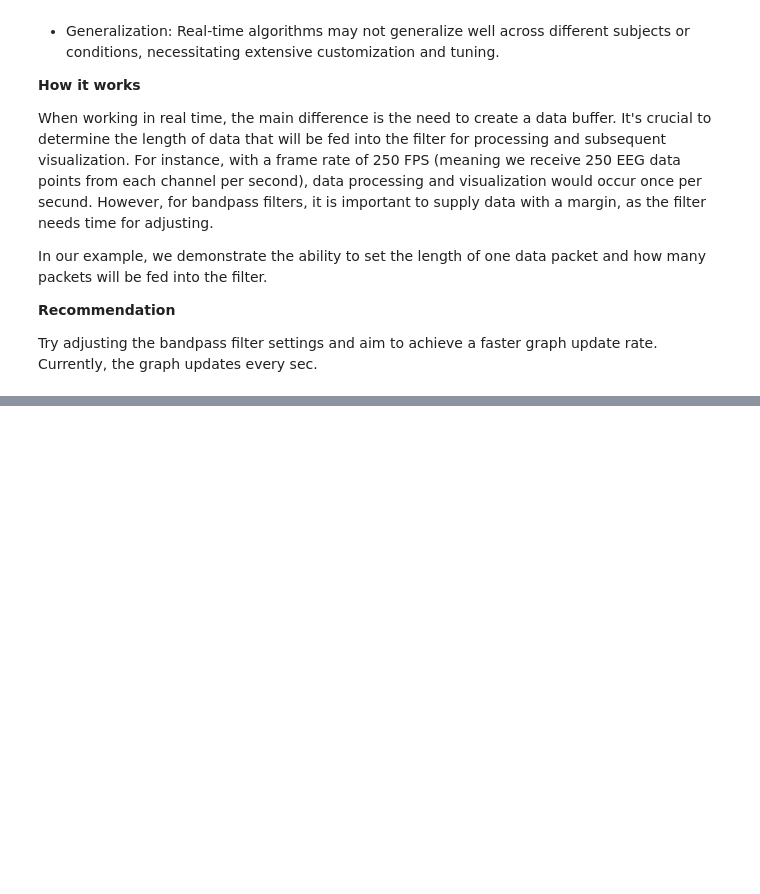
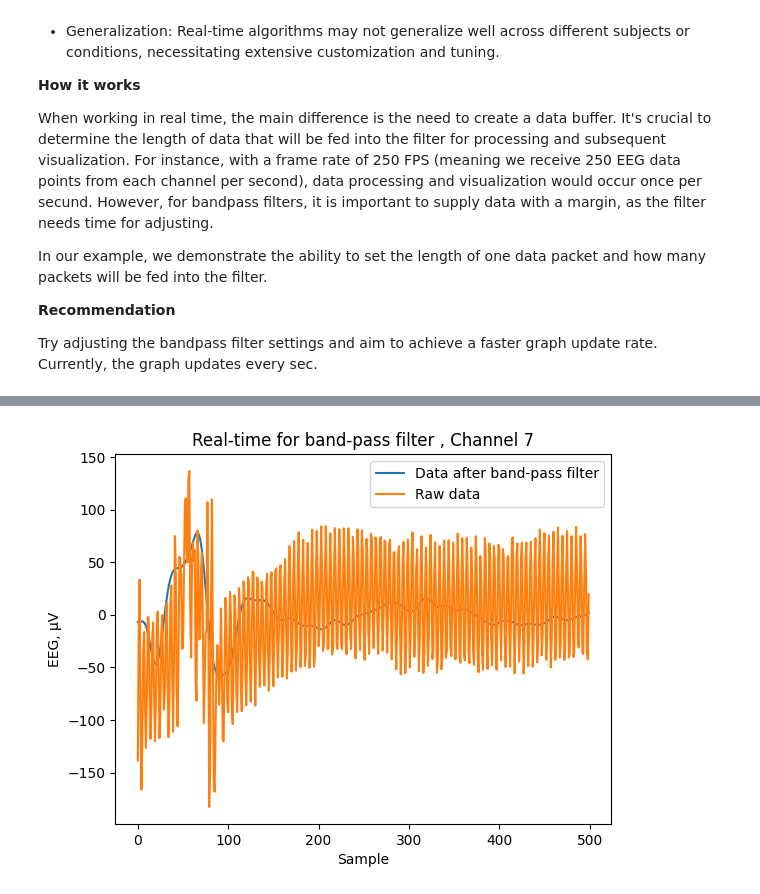
Before and after one commit to nargesyaghoubi/NeuroSignal, a Jupyter notebook: Real-Time.ipynb, the cells around one changed output, grey strips where cells are left out. Saved outputs shown, nothing was run; the diff lists cells and outputs as text; code cells hidden in the pictures; blank space fills up the shorter version.

Commit message:
real-time for band-pass filter

```diff
--- a/Real-Time.ipynb
+++ b/Real-Time.ipynb
@@ -38,3 +38,98 @@ In our example, we demonstrate the ability to set the length of one data packet
 **Recommendation**
 
 Try adjusting the bandpass filter settings and aim to achieve a faster graph update rate. Currently, the graph updates every sec.
+# %%
+"""
+This script processes real-time EEG data using a Butterworth bandpass filter.
+The butter_bandpass function designs the filter by calculating the normalized cutoff frequencies and using the scipy.signal.butter function.
+The butter_bandpass_filter function applies this filter to the data.
+The main loop reads EEG data from an Excel file in chunks, initially gathering enough data for the filter, then continually adding new data.
+Each new dataset is combined with the previous filtered data, processed through the bandpass filter, and plotted in real-time to visualize the filtered and raw EEG signals.
+This process repeats indefinitely, simulating a real-time data processing pipeline.
+"""
+
+
+def butter_bandpass(lowcut, highcut, fs, order=5):
+    nyq = 0.5 * fs
+    low = lowcut / nyq
+    high = highcut / nyq
+    b, a = signal.butter(order, [low, high], btype='band')
+    return b, a
+
+def butter_bandpass_filter(data, lowcut, highcut, fs, order=5):
+    b, a = butter_bandpass(lowcut, highcut, fs, order=order)
+    data = signal.lfilter(b, a, data)
+    return data
+
+dataset_y = pd.read_excel("datasets/dataset.xlsx")
+
+channel = 6
+
+dataset_y_row = dataset_y.iloc[channel]
+print (dataset_y_row.shape)
+dataset_y = dataset_y.transpose()
+dataset_y = dataset_y.iloc[0]
+just_one_time = 0
+data_before = []
+data_after = []
+fps = 250
+cutoff = 1
+cutoffs = 10
+
+
+data_lenght_for_Filter = 4     # how much we read data for filter, all lenght  [_____] + [_____] + [_____]
+read_data_lenght_one_time = 1   # for one time how much read  [_____]
+
+start = 0
+total_lenght = end = 500
+
+
+while 1:
+        if just_one_time == 0:
+            for b in range (0,data_lenght_for_Filter,1):
+                for a in range (0,read_data_lenght_one_time,1):
+                    data_read = dataset_y[start:end]
+                    start = start + 250
+                    end = end + 250
+                    data_before.append(data_read)
+
+            just_one_time = 1
+            data_before = data_before[read_data_lenght_one_time:]
+
+        for c in range (0,read_data_lenght_one_time,1):
+            data_read = dataset_y[start:end]
+            start = start + 250
+            end = end + 250
+            data_after.append(data_read)
+
+        data_before_for_sum = data_before
+        data_after_for_sum = data_after
+
+        data_before_for_sum = [item for sublist in data_before for item in sublist]
+        data_after_for_sum = [item for sublist in data_after for item in sublist]
+        dataset =  data_before_for_sum + data_after_for_sum #+ data_after_flip
+        dataset = [int(x) for x in dataset]
+
+        dataset_before = data_before + data_after
+        data_before = dataset_before[read_data_lenght_one_time:]
+        data = butter_bandpass_filter(dataset, cutoff, cutoffs,fps)
+
+        data_after = []
+        dataset = []
+
+
+        pl.clf()
+        pl.plot(data[-total_lenght:],label='Data after band-pass filter')
+        data_for_graph = np.array(data_read)
+        pl.title("Real-time for band-pass filter , Channel " + str(channel + 1))
+        pl.ylabel('EEG, µV')
+        pl.xlabel('Sample')
+        pl.plot(data_for_graph - np.average(data_for_graph), label='Raw data')
+        pl.legend()
+
+        display.display(pl.gcf())
+        display.clear_output(wait=True)
+
+
+        time.sleep(1)
+# %% [output]
@@ -40,0 +137 @@ Try adjusting the bandpass filter settings and aim to achieve a faster graph upd
+[figure, added]
```
Also changed, not shown: parts of 2 cells of this notebook.
